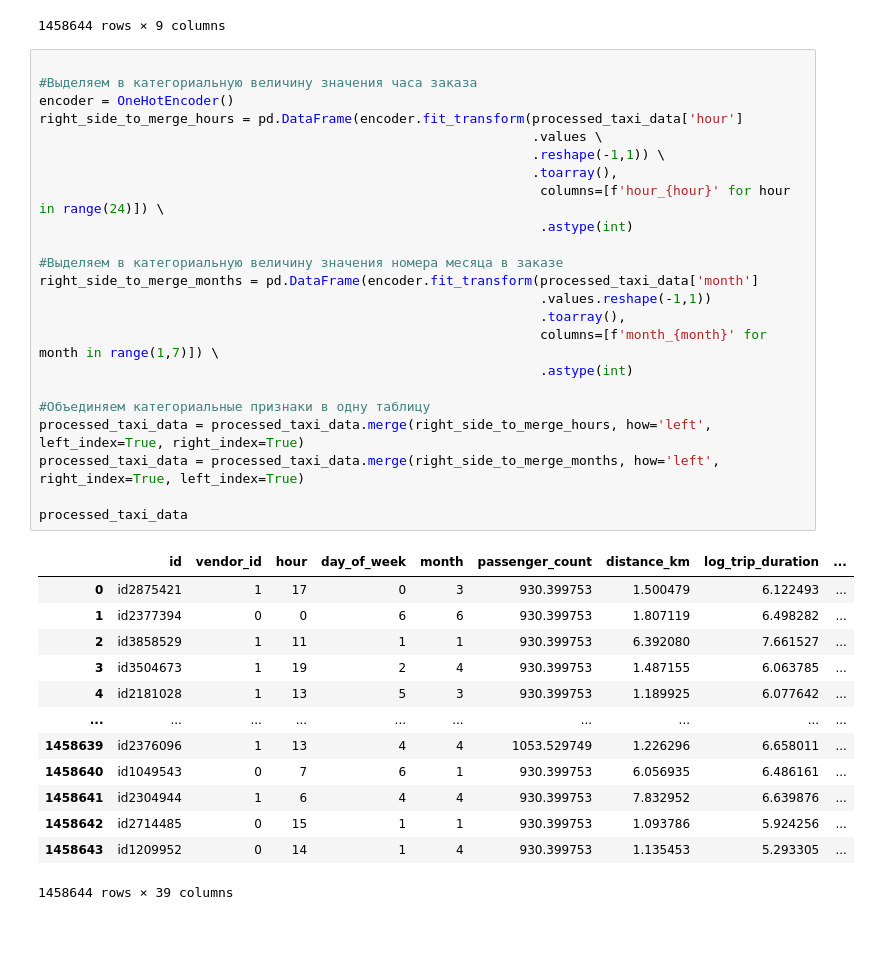
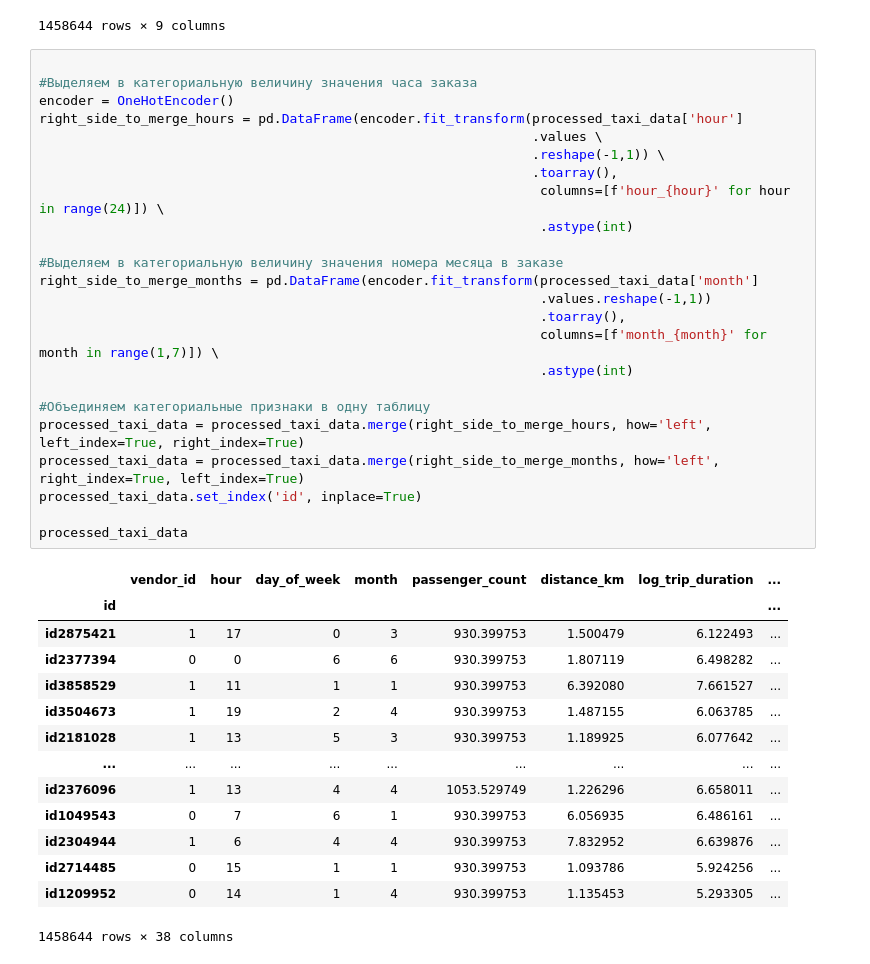
Before and after one commit to AlexanderGithubProfile/TEMP_WORKING_REPOSITORY, a Jupyter notebook: karpov_start_ml_course.ipynb, the cells around one changed output. Cells and saved outputs as stored; diff of their text form; blank space fills up the shorter version.

```diff
--- a/karpov_start_ml_course.ipynb
+++ b/karpov_start_ml_course.ipynb
@@ -940,37 +942,39 @@ processed_taxi_data
 # %%
 
 #Выделяем в категориальную величину значения часа заказа
 encoder = OneHotEncoder()
 right_side_to_merge_hours = pd.DataFrame(encoder.fit_transform(processed_taxi_data['hour']
                                                                .values \
                                                                .reshape(-1,1)) \
                                                                .toarray(),
                                                                 columns=[f'hour_{hour}' for hour in range(24)]) \
                                                                 .astype(int)
 
 #Выделяем в категориальную величину значения номера месяца в заказе
 right_side_to_merge_months = pd.DataFrame(encoder.fit_transform(processed_taxi_data['month']
                                                                 .values.reshape(-1,1))
                                                                 .toarray(),
                                                                 columns=[f'month_{month}' for month in range(1,7)]) \
                                                                 .astype(int)
 
 #Объединяем категориальные признаки в одну таблицу
 processed_taxi_data = processed_taxi_data.merge(right_side_to_merge_hours, how='left', left_index=True, right_index=True)
 processed_taxi_data = processed_taxi_data.merge(right_side_to_merge_months, how='left', right_index=True, left_index=True)
+processed_taxi_data.set_index('id', inplace=True)
 
 processed_taxi_data
 # %% [output]
-|  | id | vendor_id | hour | day_of_week | month | passenger_count | distance_km | log_trip_duration | ... |
-| 0 | id2875421 | 1 | 17 | 0 | 3 | 930.399753 | 1.500479 | 6.122493 | ... |
-| 1 | id2377394 | 0 | 0 | 6 | 6 | 930.399753 | 1.807119 | 6.498282 | ... |
-| 2 | id3858529 | 1 | 11 | 1 | 1 | 930.399753 | 6.392080 | 7.661527 | ... |
-| 3 | id3504673 | 1 | 19 | 2 | 4 | 930.399753 | 1.487155 | 6.063785 | ... |
-| 4 | id2181028 | 1 | 13 | 5 | 3 | 930.399753 | 1.189925 | 6.077642 | ... |
-| ... | ... | ... | ... | ... | ... | ... | ... | ... | ... |
-| 1458639 | id2376096 | 1 | 13 | 4 | 4 | 1053.529749 | 1.226296 | 6.658011 | ... |
-| 1458640 | id1049543 | 0 | 7 | 6 | 1 | 930.399753 | 6.056935 | 6.486161 | ... |
-| 1458641 | id2304944 | 1 | 6 | 4 | 4 | 930.399753 | 7.832952 | 6.639876 | ... |
-| 1458642 | id2714485 | 0 | 15 | 1 | 1 | 930.399753 | 1.093786 | 5.924256 | ... |
-| 1458643 | id1209952 | 0 | 14 | 1 | 4 | 930.399753 | 1.135453 | 5.293305 | ... |
+|  | vendor_id | hour | day_of_week | month | passenger_count | distance_km | log_trip_duration | ... |
+| id |  |  |  |  |  |  |  | ... |
+| id2875421 | 1 | 17 | 0 | 3 | 930.399753 | 1.500479 | 6.122493 | ... |
+| id2377394 | 0 | 0 | 6 | 6 | 930.399753 | 1.807119 | 6.498282 | ... |
+| id3858529 | 1 | 11 | 1 | 1 | 930.399753 | 6.392080 | 7.661527 | ... |
+| id3504673 | 1 | 19 | 2 | 4 | 930.399753 | 1.487155 | 6.063785 | ... |
+| id2181028 | 1 | 13 | 5 | 3 | 930.399753 | 1.189925 | 6.077642 | ... |
+| ... | ... | ... | ... | ... | ... | ... | ... | ... |
+| id2376096 | 1 | 13 | 4 | 4 | 1053.529749 | 1.226296 | 6.658011 | ... |
+| id1049543 | 0 | 7 | 6 | 1 | 930.399753 | 6.056935 | 6.486161 | ... |
+| id2304944 | 1 | 6 | 4 | 4 | 930.399753 | 7.832952 | 6.639876 | ... |
+| id2714485 | 0 | 15 | 1 | 1 | 930.399753 | 1.093786 | 5.924256 | ... |
+| id1209952 | 0 | 14 | 1 | 4 | 930.399753 | 1.135453 | 5.293305 | ... |
-1458644 rows × 39 columns
+1458644 rows × 38 columns
```
Also changed, not shown: parts of 5 cells of this notebook.
